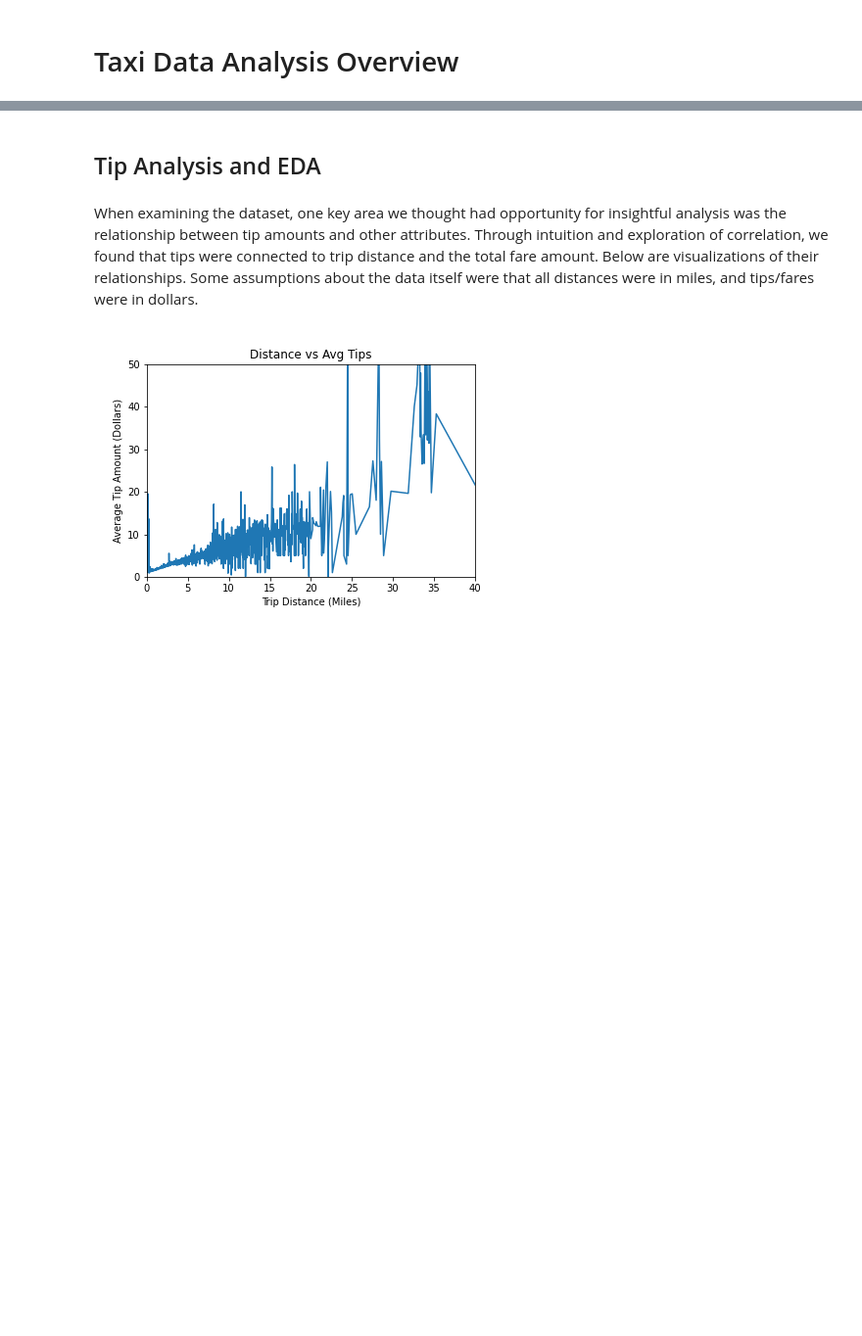
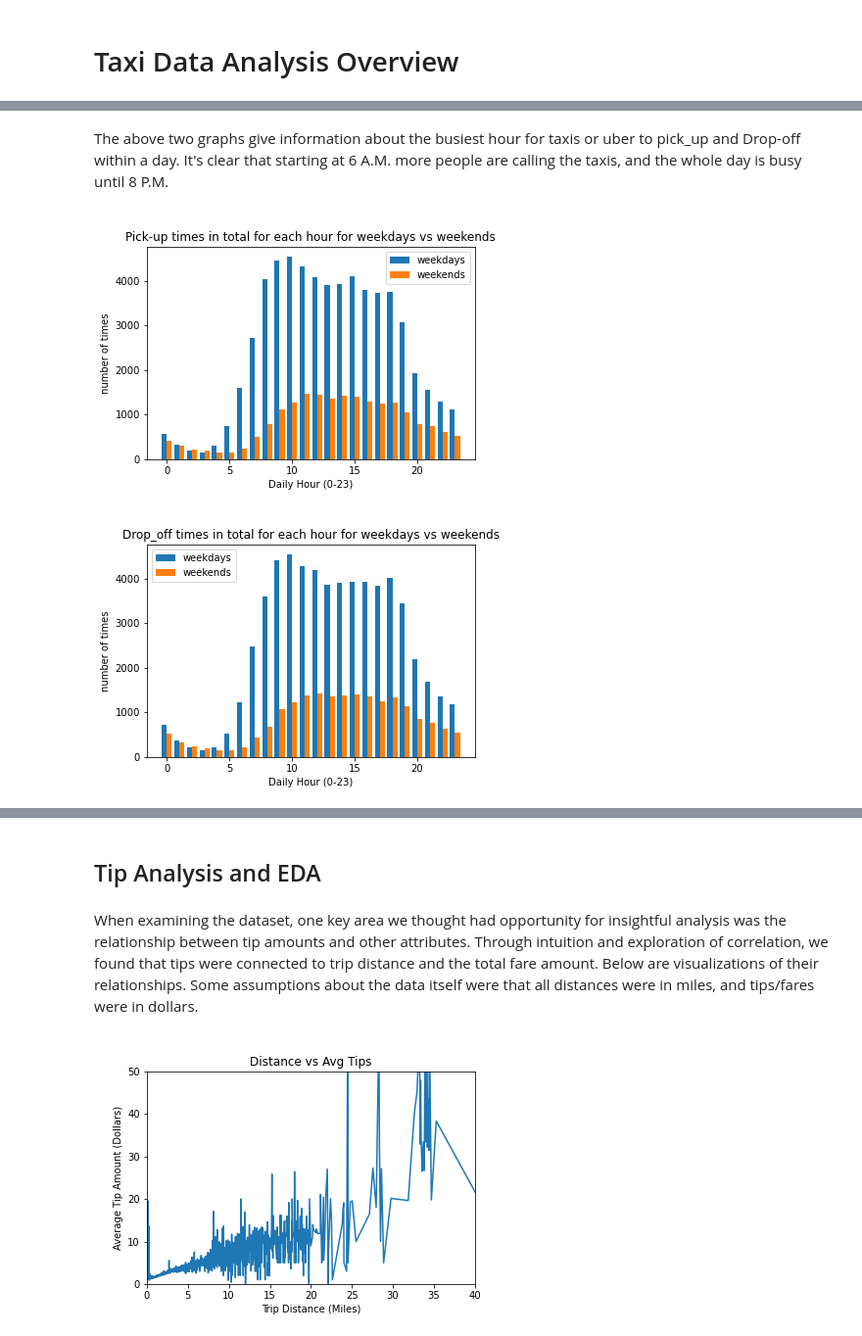
Before and after one commit to UCB-stat-159-s22/hw07-group16, a Jupyter notebook: main.ipynb, the cells around one changed output, grey strips where cells are left out. Shown: that part at 98% size. Saved outputs shown, nothing was run; the diff lists cells and outputs as text; code cells hidden in the pictures; blank space fills up the shorter version.

```diff
--- a/main.ipynb
+++ b/main.ipynb
@@ -5,0 +19,9 @@ import pandas as pd
+# %% [markdown]
+   The above two graphs give information about the busiest hour for taxis or uber to pick_up and Drop-off within a day. It's clear that starting at 6 A.M. more people are calling the taxis, and the whole day is busy until 8 P.M.
+# %%
+plot_3 = Image("figures/pick_up_weekdays_vs_weekends.png")
+plot_4 = Image("figures/drop_off_weekdays_vs_weekends.png")
+display(plot_3,plot_4)
+# %% [output]
+[figure, added]
+[figure, added]
```
Also changed, not shown: parts of 17 cells of this notebook.
